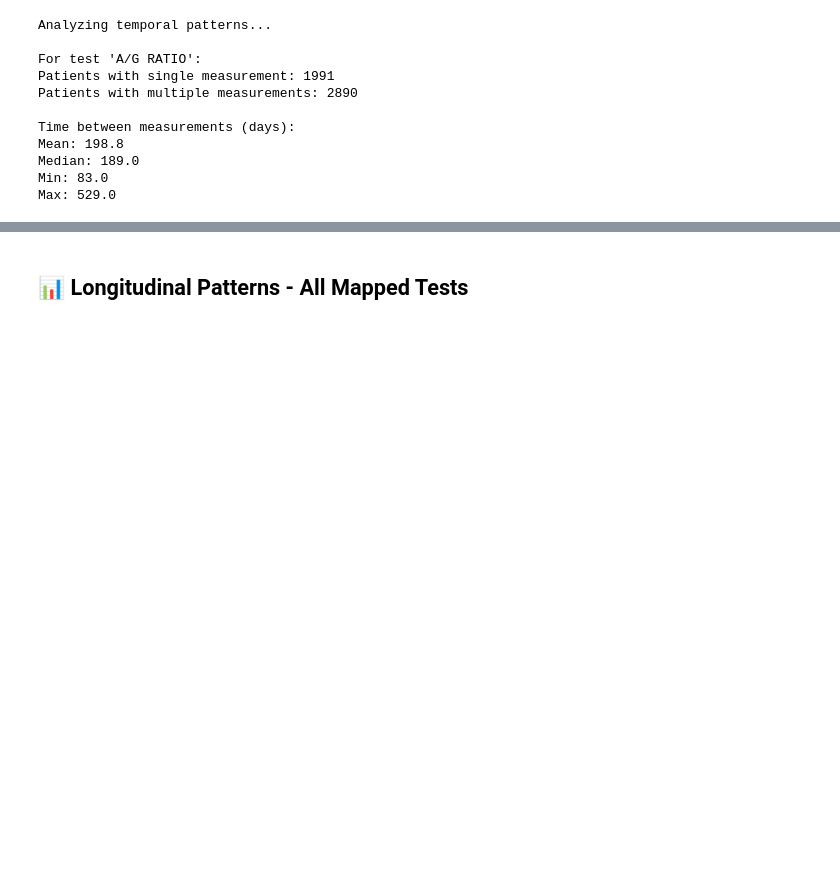
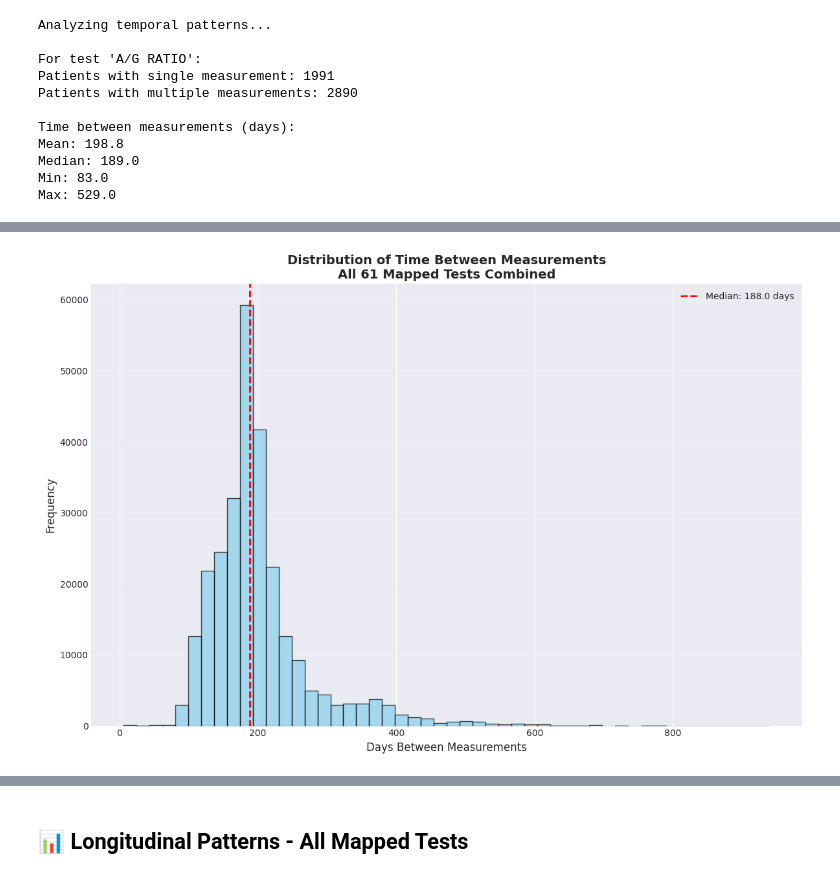
Before and after one commit to arpanauts/biomapper, a Jupyter notebook: data/function_health/function_health_arivale_patients.ipynb, the cells around one changed output, grey strips where cells are left out. Drawn from its saved outputs; the diff is of its cells as text; code cells hidden in the pictures; blank space fills up the shorter version.

```diff
--- a/data/function_health/function_health_arivale_patients.ipynb
+++ b/data/function_health/function_health_arivale_patients.ipynb
@@ -409,0 +425,85 @@ Longitudinal pattern visualization saved to /home/ubuntu/data/function_health/lo
+# %%
+# Create the histogram
+if all_time_gaps:
+    fig, ax = plt.subplots(figsize=(12, 8))
+
+    # Convert to numpy array for easier manipulation
+    time_gaps_array = np.array(all_time_gaps)
+
+    # Remove outliers for better visualization (e.g., gaps > 1000 days)
+    time_gaps_filtered = time_gaps_array[time_gaps_array <= 1000]
+    outliers_removed = len(time_gaps_array) - len(time_gaps_filtered)
+
+    # Create histogram
+    n, bins, patches = ax.hist(time_gaps_filtered, bins=50, edgecolor='black', alpha=0.7, color='skyblue')
+
+    # Calculate statistics
+    mean_gap = np.mean(time_gaps_array)
+    median_gap = np.median(time_gaps_array)
+    percentile_25 = np.percentile(time_gaps_array, 25)
+    percentile_75 = np.percentile(time_gaps_array, 75)
+
+    # Add vertical lines for key statistics
+    ax.axvline(median_gap, color='red', linestyle='dashed', linewidth=2, label=f'Median: {median_gap:.1f} days')
+    #ax.axvline(mean_gap, color='green', linestyle='dashed', linewidth=2, label=f'Mean: {mean_gap:.1f} days')
+    #ax.axvline(percentile_25, color='orange', linestyle='dotted', linewidth=1.5, label=f'25th percentile: {percentile_25:.1f} days')
+    #ax.axvline(percentile_75, color='orange', linestyle='dotted', linewidth=1.5, label=f'75th percentile: {percentile_75:.1f} days')
+
+    # Customize the plot
+    ax.set_xlabel('Days Between Measurements', fontsize=12)
+    ax.set_ylabel('Frequency', fontsize=12)
+    ax.set_title(f'Distribution of Time Between Measurements\nAll {tests_processed} Mapped Tests Combined',
+                 fontsize=14, fontweight='bold')
+    ax.grid(axis='y', alpha=0.3)
+    ax.legend(loc='upper right')
+
+    # Add text box with summary statistics
+    #stats_text = f'Total observations: {len(all_time_gaps):,}\n'
+    #stats_text += f'Min: {np.min(time_gaps_array):.1f} days\n'
+    #stats_text += f'Max: {np.max(time_gaps_array):.1f} days\n'
+    #stats_text += f'Std Dev: {np.std(time_gaps_array):.1f} days'
+    #if outliers_removed > 0:
+    #    stats_text += f'\n\nNote: {outliers_removed:,} gaps >1000 days\nnot shown for clarity'
+
+    #ax.text(0.98, 0.97, stats_text, transform=ax.transAxes,
+    #        bbox=dict(boxstyle='round', facecolor='wheat', alpha=0.5),
+    #        verticalalignment='top', horizontalalignment='right', fontsize=10)
+
+    plt.tight_layout()
+
+    # Save the plot
+    output_file = os.path.join(output_dir, 'time_gaps_all_mapped_tests.png')
+    plt.savefig(output_file, dpi=300, bbox_inches='tight')
+    plt.show()
+
+    print(f"\n✅ Time gap histogram saved to {output_file}")
+
+    # Print detailed statistics
+    print("\n📊 Time Gap Statistics (in days):")
+    print(f"Mean: {mean_gap:.1f}")
+    print(f"Median: {median_gap:.1f}")
+    print(f"Standard Deviation: {np.std(time_gaps_array):.1f}")
+    print(f"Min: {np.min(time_gaps_array):.1f}")
+    print(f"Max: {np.max(time_gaps_array):.1f}")
+    print(f"25th percentile: {percentile_25:.1f}")
+    print(f"75th percentile: {percentile_75:.1f}")
+
+    # Common time intervals
+    print("\n⏱️ Common Time Intervals:")
+    common_intervals = [
+        (0, 30, "Within 1 month"),
+        (30, 90, "1-3 months"),
+        (90, 180, "3-6 months"),
+        (180, 365, "6-12 months"),
+        (365, 730, "1-2 years"),
+        (730, float('inf'), "Over 2 years")
+    ]
+
+    for start, end, label in common_intervals:
+        count = np.sum((time_gaps_array >= start) & (time_gaps_array < end))
+        percentage = count / len(time_gaps_array) * 100
+        print(f"{label}: {count:,} ({percentage:.1f}%)")
+else:
+    print("\nNo time gap data available for mapped tests.")
+# %% [output]
+[figure, added]
```
Also changed, not shown: parts of 5 cells of this notebook, 7 other files.
